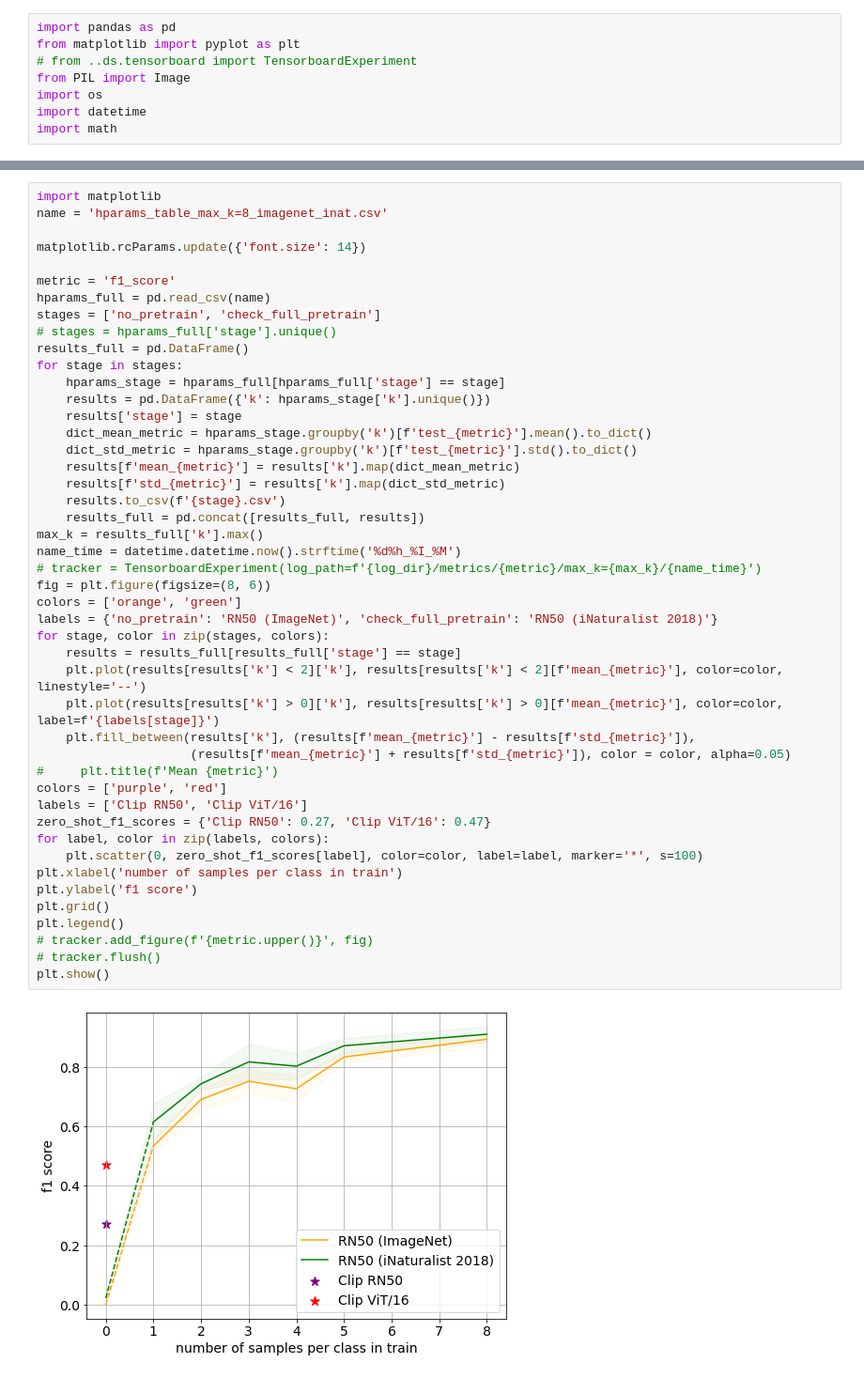
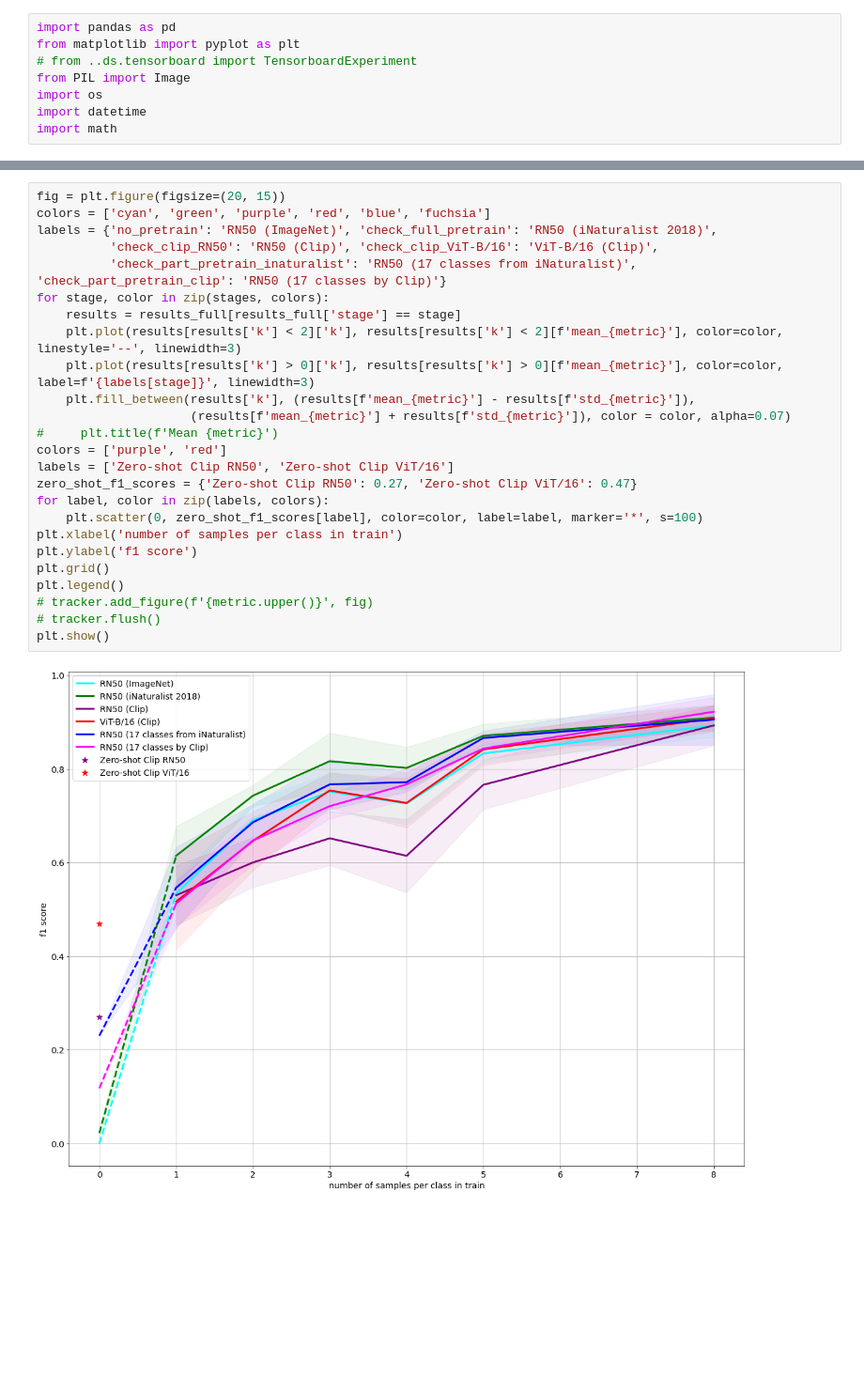
Before and after one commit to el-lilya/I2MTC, a Jupyter notebook: results/plots.ipynb, the cells around one changed output, grey strips where cells are left out. Shown at 94% size. Cells and saved outputs as stored; diff of their text form; blank space fills up the shorter version.

Commit message:
2 more experiments for colab

```diff
--- a/results/plots.ipynb
+++ b/results/plots.ipynb
@@ -16,48 +52,27 @@ import math
 # %%
-import matplotlib
-name = 'hparams_table_max_k=8_imagenet_inat.csv'
-
-matplotlib.rcParams.update({'font.size': 14})
-
-metric = 'f1_score'
-hparams_full = pd.read_csv(name)
-stages = ['no_pretrain', 'check_full_pretrain']
-# stages = hparams_full['stage'].unique()
-results_full = pd.DataFrame()
-for stage in stages:
-    hparams_stage = hparams_full[hparams_full['stage'] == stage]
-    results = pd.DataFrame({'k': hparams_stage['k'].unique()})
-    results['stage'] = stage
-    dict_mean_metric = hparams_stage.groupby('k')[f'test_{metric}'].mean().to_dict()
-    dict_std_metric = hparams_stage.groupby('k')[f'test_{metric}'].std().to_dict()
-    results[f'mean_{metric}'] = results['k'].map(dict_mean_metric)
-    results[f'std_{metric}'] = results['k'].map(dict_std_metric)
-    results.to_csv(f'{stage}.csv')
-    results_full = pd.concat([results_full, results])
-max_k = results_full['k'].max()
-name_time = datetime.datetime.now().strftime('%d%h_%I_%M')
-# tracker = TensorboardExperiment(log_path=f'{log_dir}/metrics/{metric}/max_k={max_k}/{name_time}')
-fig = plt.figure(figsize=(8, 6))
-colors = ['orange', 'green']
-labels = {'no_pretrain': 'RN50 (ImageNet)', 'check_full_pretrain': 'RN50 (iNaturalist 2018)'}
+fig = plt.figure(figsize=(20, 15))
+colors = ['cyan', 'green', 'purple', 'red', 'blue', 'fuchsia']
+labels = {'no_pretrain': 'RN50 (ImageNet)', 'check_full_pretrain': 'RN50 (iNaturalist 2018)',
+          'check_clip_RN50': 'RN50 (Clip)', 'check_clip_ViT-B/16': 'ViT-B/16 (Clip)',
+          'check_part_pretrain_inaturalist': 'RN50 (17 classes from iNaturalist)', 'check_part_pretrain_clip': 'RN50 (17 classes by Clip)'}
 for stage, color in zip(stages, colors):
     results = results_full[results_full['stage'] == stage]
-    plt.plot(results[results['k'] < 2]['k'], results[results['k'] < 2][f'mean_{metric}'], color=color, linestyle='--')
-    plt.plot(results[results['k'] > 0]['k'], results[results['k'] > 0][f'mean_{metric}'], color=color, label=f'{labels[stage]}')
+    plt.plot(results[results['k'] < 2]['k'], results[results['k'] < 2][f'mean_{metric}'], color=color, linestyle='--', linewidth=3)
+    plt.plot(results[results['k'] > 0]['k'], results[results['k'] > 0][f'mean_{metric}'], color=color, label=f'{labels[stage]}', linewidth=3)
     plt.fill_between(results['k'], (results[f'mean_{metric}'] - results[f'std_{metric}']),
-                     (results[f'mean_{metric}'] + results[f'std_{metric}']), color = color, alpha=0.05)
+                     (results[f'mean_{metric}'] + results[f'std_{metric}']), color = color, alpha=0.07)
 #     plt.title(f'Mean {metric}')
 colors = ['purple', 'red']
-labels = ['Clip RN50', 'Clip ViT/16']
-zero_shot_f1_scores = {'Clip RN50': 0.27, 'Clip ViT/16': 0.47}
+labels = ['Zero-shot Clip RN50', 'Zero-shot Clip ViT/16']
+zero_shot_f1_scores = {'Zero-shot Clip RN50': 0.27, 'Zero-shot Clip ViT/16': 0.47}
 for label, color in zip(labels, colors):
     plt.scatter(0, zero_shot_f1_scores[label], color=color, label=label, marker='*', s=100)
 plt.xlabel('number of samples per class in train')
 plt.ylabel('f1 score')
 plt.grid()
 plt.legend()
 # tracker.add_figure(f'{metric.upper()}', fig)
 # tracker.flush()
 plt.show()
 # %% [output]
-[figure, old version]
+[figure, new version]
```
Also changed, not shown: parts of 3 cells of this notebook, 2 other files.
